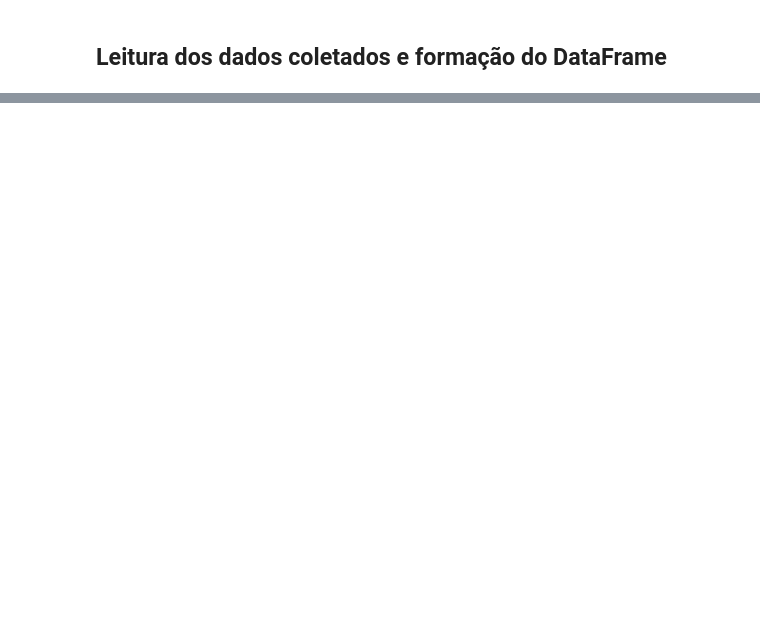
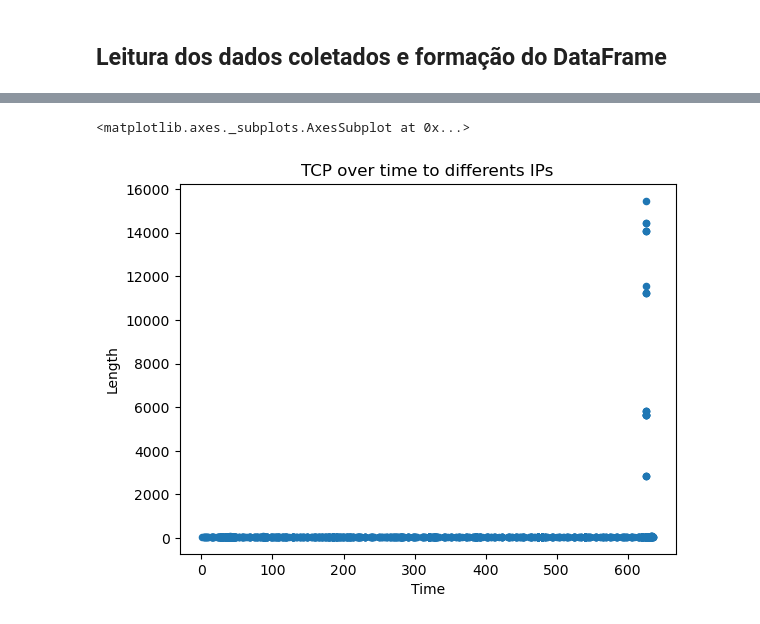
Before and after one commit to JovemPedr0/ProjetoRedes, a Jupyter notebook: analiseDados.ipynb, the cells around one changed output, grey strips where cells are left out. Drawn from its saved outputs; the diff is of its cells as text; code cells hidden in the pictures; blank space fills up the shorter version.

```diff
--- a/analiseDados.ipynb
+++ b/analiseDados.ipynb
@@ -23,0 +64,5 @@ df_info_dados.isnull().sum()
+# %%
+df_info_dados[df_info_dados['Protocol'] == 'TCP'].plot(kind='scatter', x='Time', y='Length', title='TCP over time to differents IPs')
+# %% [output]
+<matplotlib.axes._subplots.AxesSubplot at 0x...>
+[figure, added]
```
Also changed, not shown: parts of 17 cells of this notebook.
